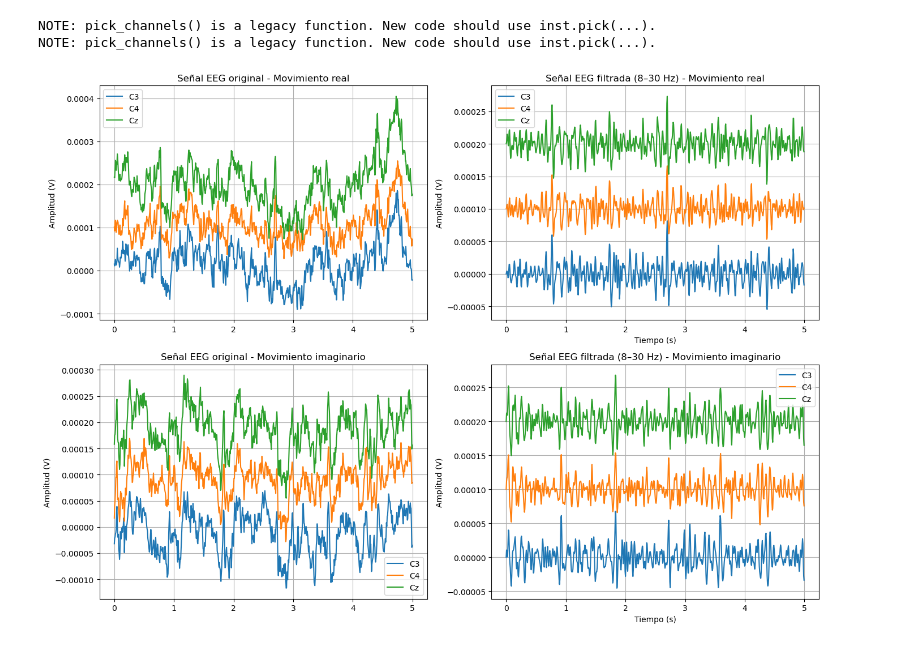
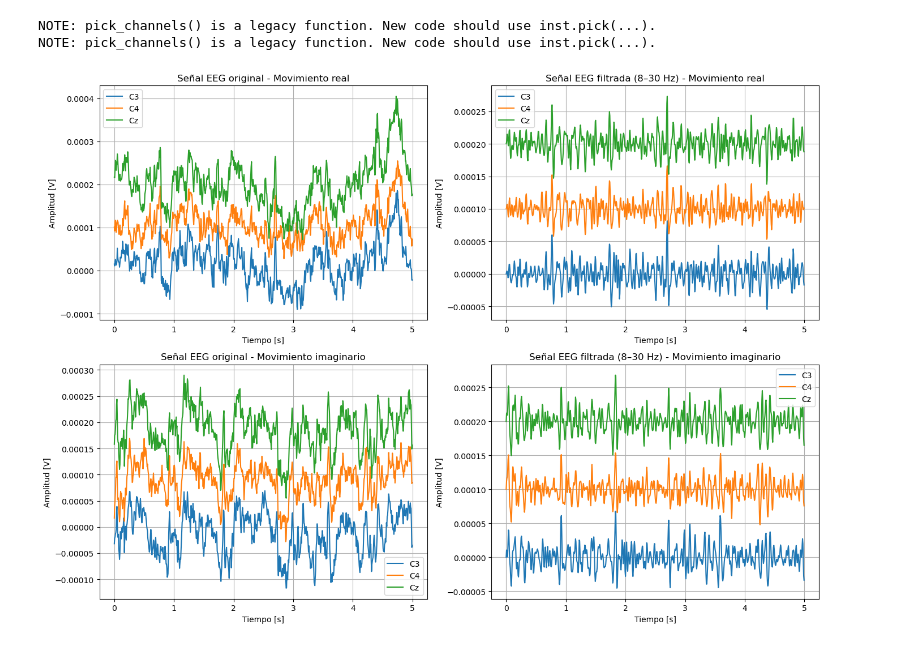
Before and after one commit to Isa21bella09/Proyecto-1---Biose-ales---Procesamiento-EEG, a Jupyter notebook: Proyecto 1 - Bioseñales.ipynb, the cells around one changed output. Cells and saved outputs as stored; diff of their text form; code cells hidden in the pictures.

```diff
--- a/Proyecto 1 - Bioseñales.ipynb
+++ b/Proyecto 1 - Bioseñales.ipynb
@@ -103,39 +103,41 @@ plt.subplot(2,2,1)
 for i, ch in enumerate(['C3', 'C4', 'Cz']):
     plt.plot(times, real_orig[i] + i*offset, label=ch)
 plt.title("Señal EEG original - Movimiento real")
-plt.ylabel("Amplitud (V)")
+plt.xlabel("Tiempo [s]")
+plt.ylabel("Amplitud [V]")
 plt.grid()
 plt.legend()
 
 # Filtrada
 plt.subplot(2,2,2)
 for i, ch in enumerate(['C3', 'C4', 'Cz']):
     plt.plot(times, real_filt[i] + i*offset, label=ch)
 plt.title("Señal EEG filtrada (8–30 Hz) - Movimiento real")
-plt.xlabel("Tiempo (s)")
-plt.ylabel("Amplitud (V)")
+plt.xlabel("Tiempo [s]")
+plt.ylabel("Amplitud [V]")
 plt.grid()
 plt.legend()
 
 plt.subplot(2,2,3)
 for i, ch in enumerate(['C3', 'C4', 'Cz']):
     plt.plot(times, img_orig[i] + i*offset, label=ch)
 plt.title("Señal EEG original - Movimiento imaginario")
-plt.ylabel("Amplitud (V)")
+plt.xlabel("Tiempo [s]")
+plt.ylabel("Amplitud [V]")
 plt.grid()
 plt.legend()
 
 # FILTRADA
 plt.subplot(2,2,4)
 for i, ch in enumerate(['C3', 'C4', 'Cz']):
     plt.plot(times, img_filt[i] + i*offset, label=ch)
 plt.title("Señal EEG filtrada (8–30 Hz) - Movimiento imaginario")
-plt.xlabel("Tiempo (s)")
-plt.ylabel("Amplitud (V)")
+plt.xlabel("Tiempo [s]")
+plt.ylabel("Amplitud [V]")
 plt.grid()
 plt.legend()
 
 plt.tight_layout()
 plt.show()
 # %% [output]
-[figure, old version]
+[figure, new version]
```
Also changed, not shown: parts of 1 cell of this notebook.
